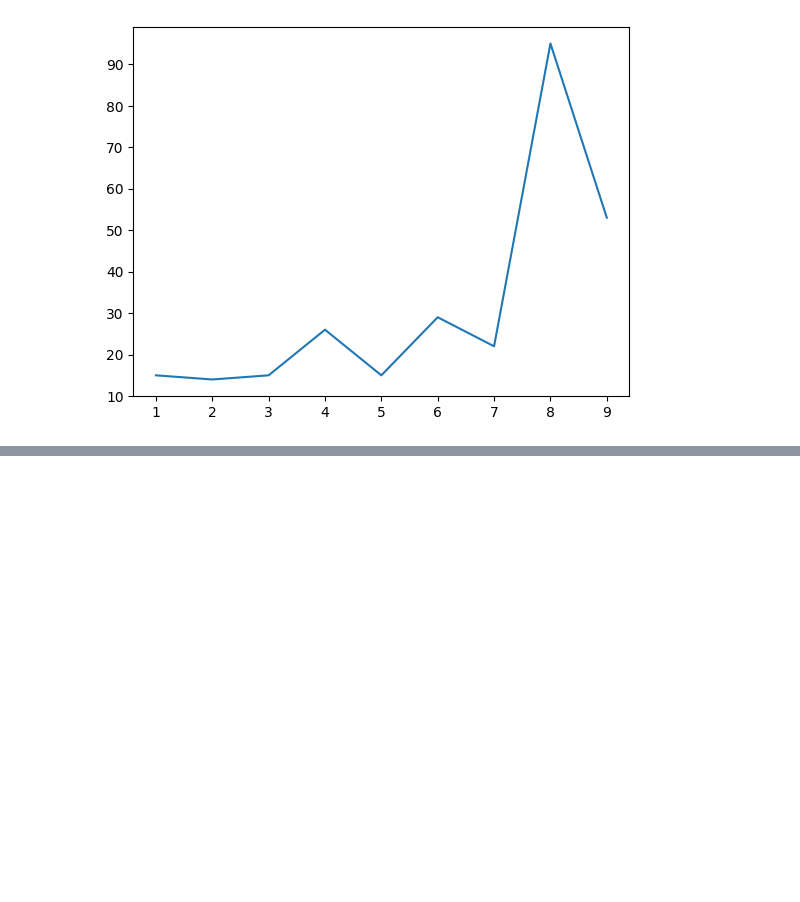
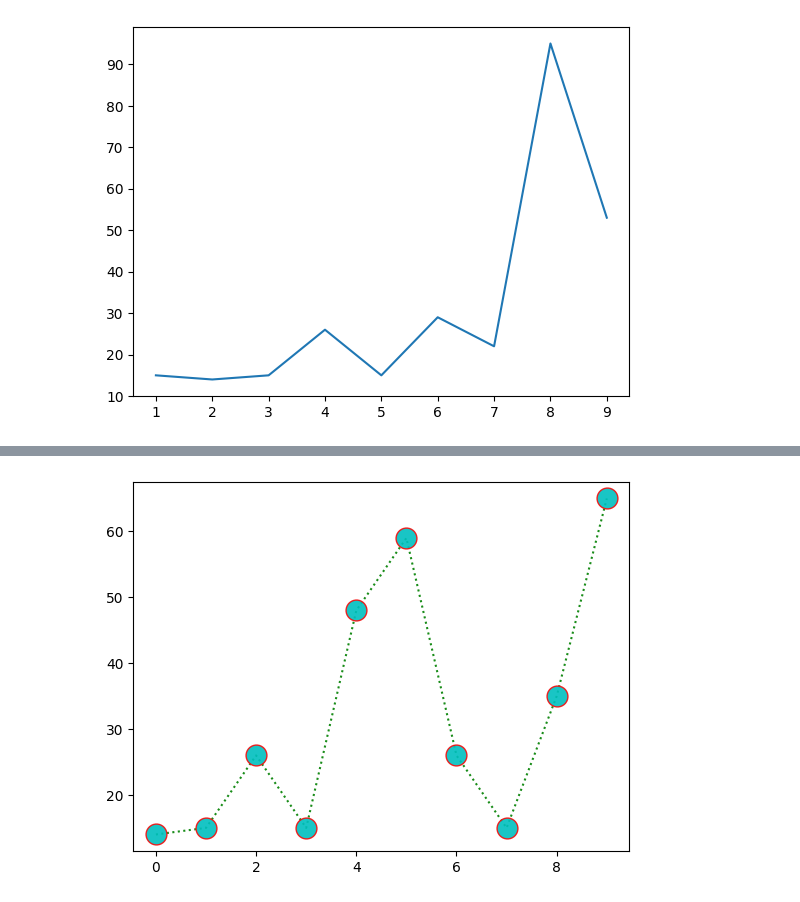
Before and after one commit to prashant-210110/programs, a Jupyter notebook: matplotlib.ipynb, the cells around one changed output, grey strips where cells are left out. Drawn from its saved outputs; the diff is of its cells as text; code cells hidden in the pictures; blank space fills up the shorter version.

```diff
--- a/matplotlib.ipynb
+++ b/matplotlib.ipynb
@@ -36,0 +77,6 @@ plt.show
+# %%
+x=np.array([14,15,26,15,48,59,26,15,35,65])
+plt.plot(x,color="green",linestyle="dotted",marker="o",markerfacecolor="c",markeredgecolor="#F50B0B",markersize=15,alpha=0.9)
+plt.show()
+# %% [output]
+[figure, added]
```
Also changed, not shown: parts of 2 cells of this notebook.
